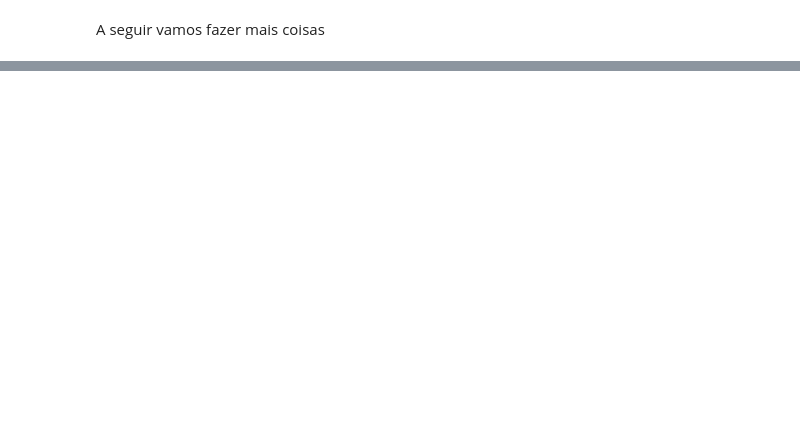
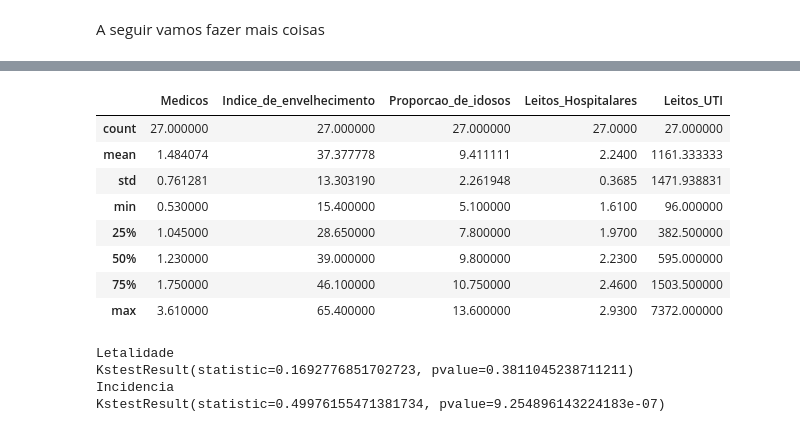
Before and after one commit to natan3536/Projeto_I_Programacao_Estatistica_com_Python, a Jupyter notebook: Script Projeto .ipynb, the cells around one changed output, grey strips where cells are left out. Saved outputs shown, nothing was run; the diff lists cells and outputs as text; code cells hidden in the pictures; blank space fills up the shorter version.

```diff
--- a/Script Projeto .ipynb
+++ b/Script Projeto .ipynb
@@ -122,0 +176,32 @@ ax.legend()
+# %%
+## fazendo o summary dos dados acima
+Dados_Ind.describe()
+# %% [output]
+|  | Medicos | Indice_de_envelhecimento | Proporcao_de_idosos | Leitos_Hospitalares | Leitos_UTI |
+| count | 27.000000 | 27.000000 | 27.000000 | 27.0000 | 27.000000 |
+| mean | 1.484074 | 37.377778 | 9.411111 | 2.2400 | 1161.333333 |
+| std | 0.761281 | 13.303190 | 2.261948 | 0.3685 | 1471.938831 |
+| min | 0.530000 | 15.400000 | 5.100000 | 1.6100 | 96.000000 |
+| 25% | 1.045000 | 28.650000 | 7.800000 | 1.9700 | 382.500000 |
+| 50% | 1.230000 | 39.000000 | 9.800000 | 2.2300 | 595.000000 |
+| 75% | 1.750000 | 46.100000 | 10.750000 | 2.4600 | 1503.500000 |
+| max | 3.610000 | 65.400000 | 13.600000 | 2.9300 | 7372.000000 |
+# %%
+# da Tabela inicial vamos pegar as informações da Incidencia e da letalidade por estado
+Dados_IC_Let=desc_pop.loc[Dados_Ind.index,['Incidencia','Letalidade']]
+
+# Vamos verificar a normalidade da incidência
+#H0 ter distribuição normal
+# Letalidade
+normal=norm(loc=Dados_IC_Let['Letalidade'].mean(),scale=Dados_IC_Let['Letalidade'].var())
+print('Letalidade')
+print(kstest(Dados_IC_Let['Letalidade'], normal.cdf))
+# Incidencia
+normal1=norm(loc=Dados_IC_Let['Incidencia'].mean(),scale=Dados_IC_Let['Incidencia'].var())
+print('Incidencia')
+print(kstest(Dados_IC_Let['Incidencia'], normal1.cdf))
+# %% [output]
+Letalidade
+KstestResult(statistic=0.1692776851702723, pvalue=0.3811045238711211)
+Incidencia
+KstestResult(statistic=0.49976155471381734, pvalue=9.254896143224183e-07)
```
Also changed, not shown: parts of 5 cells of this notebook, 1 other file.
